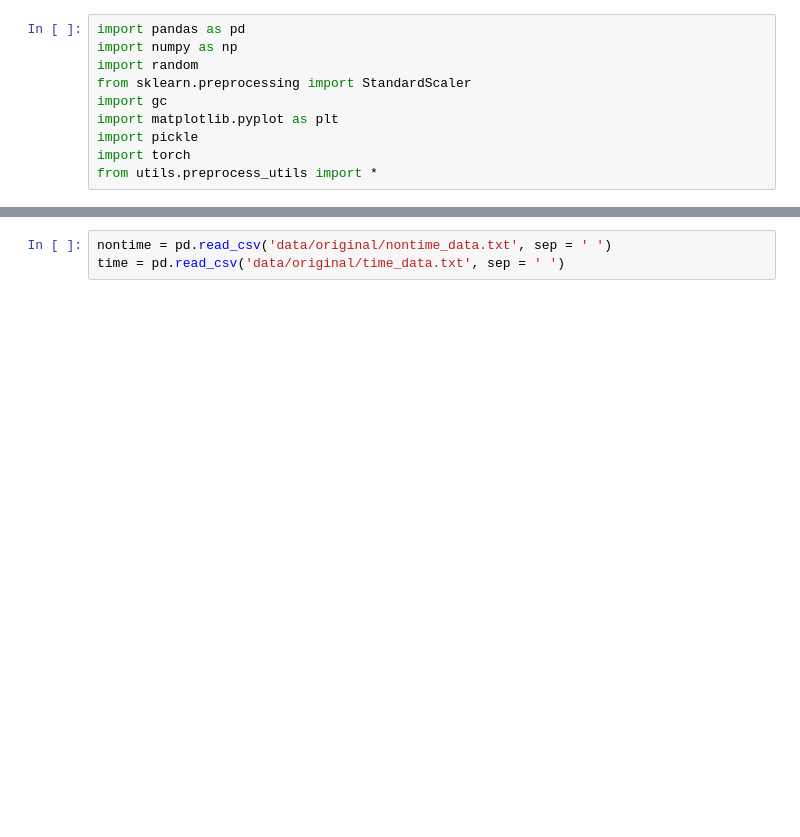
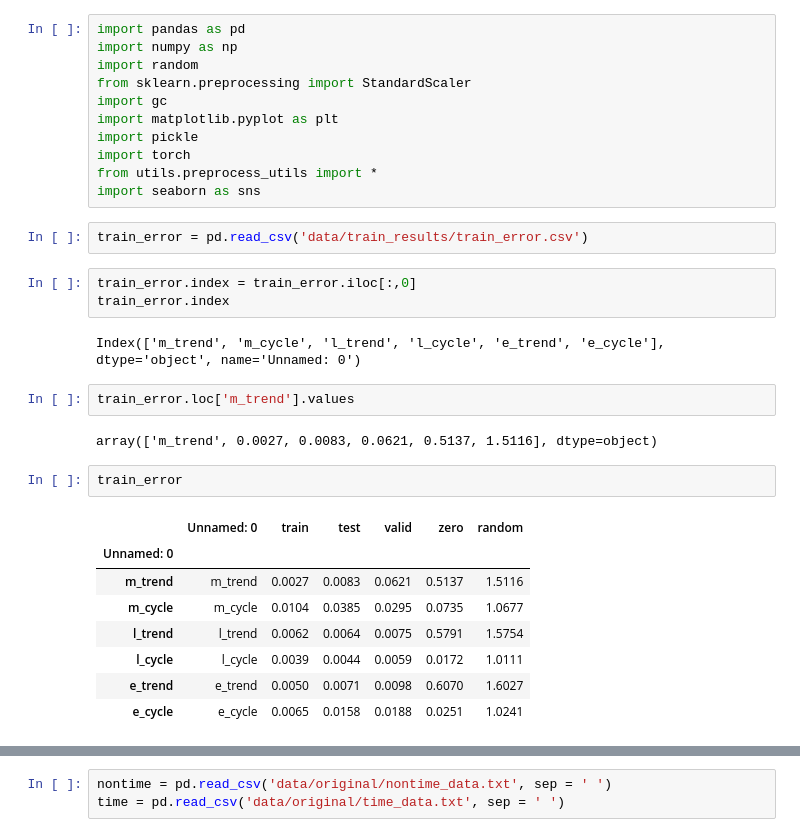
Before and after one commit to deagwon97/fp-ts, a Jupyter notebook: test.ipynb, the cells around one changed output, grey strips where cells are left out. Saved outputs shown, nothing was run; the diff lists cells and outputs as text; blank space fills up the shorter version.

```diff
--- a/test.ipynb
+++ b/test.ipynb
@@ -8,3 +8,26 @@ import matplotlib.pyplot as plt
 import pickle
 import torch
 from utils.preprocess_utils import *
+import seaborn as sns
+# %%
+train_error = pd.read_csv('data/train_results/train_error.csv')
+# %%
+train_error.index = train_error.iloc[:,0]
+train_error.index
+# %% [output]
+Index(['m_trend', 'm_cycle', 'l_trend', 'l_cycle', 'e_trend', 'e_cycle'], dtype='object', name='Unnamed: 0')
+# %%
+train_error.loc['m_trend'].values
+# %% [output]
+array(['m_trend', 0.0027, 0.0083, 0.0621, 0.5137, 1.5116], dtype=object)
+# %%
+train_error
+# %% [output]
+|  | Unnamed: 0 | train | test | valid | zero | random |
+| Unnamed: 0 |  |  |  |  |  |  |
+| m_trend | m_trend | 0.0027 | 0.0083 | 0.0621 | 0.5137 | 1.5116 |
+| m_cycle | m_cycle | 0.0104 | 0.0385 | 0.0295 | 0.0735 | 1.0677 |
+| l_trend | l_trend | 0.0062 | 0.0064 | 0.0075 | 0.5791 | 1.5754 |
+| l_cycle | l_cycle | 0.0039 | 0.0044 | 0.0059 | 0.0172 | 1.0111 |
+| e_trend | e_trend | 0.0050 | 0.0071 | 0.0098 | 0.6070 | 1.6027 |
+| e_cycle | e_cycle | 0.0065 | 0.0158 | 0.0188 | 0.0251 | 1.0241 |
```
Also changed, not shown: parts of 1 cell of this notebook, 3 other files.
